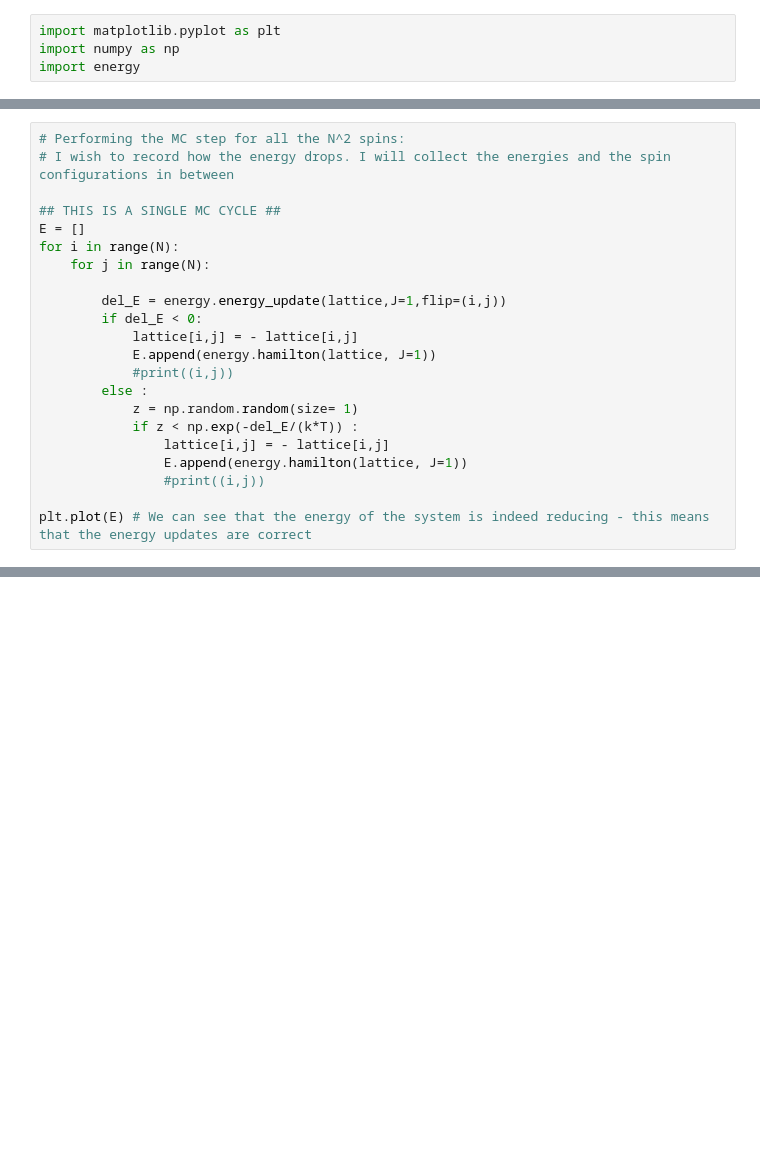
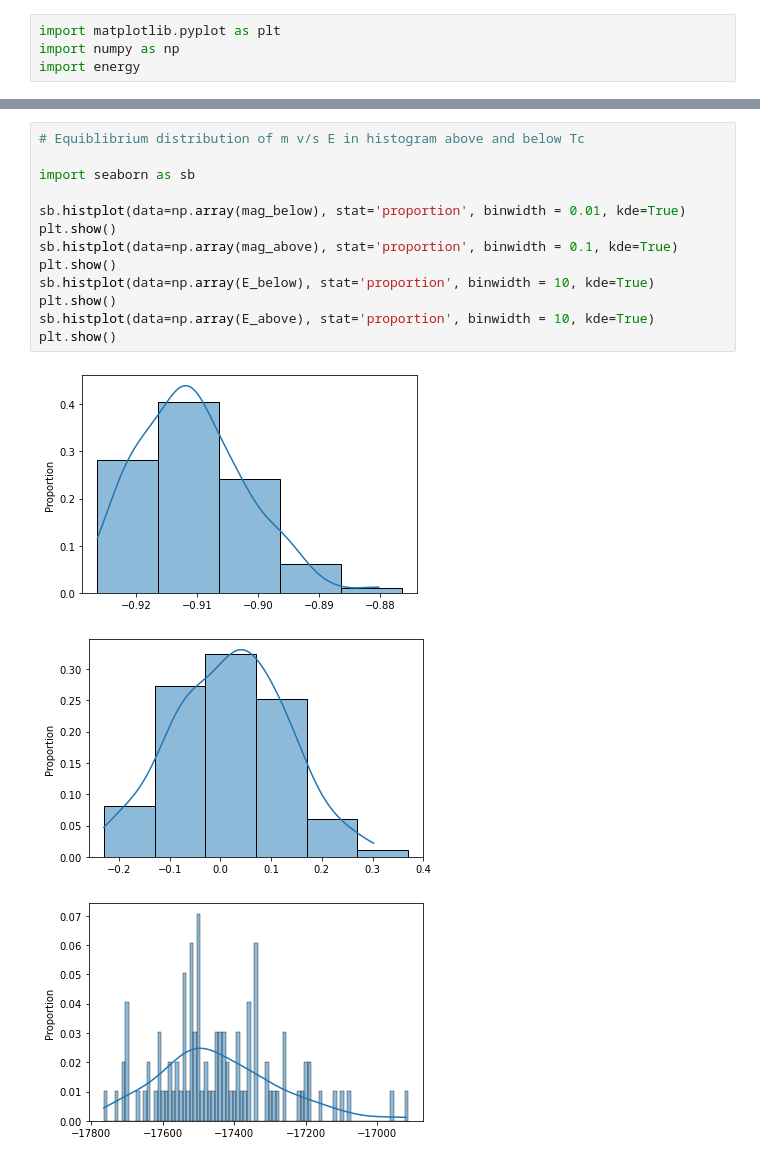
Before and after one commit to archibanerj/Monte-Carlo-Ising-Model, a Jupyter notebook: testing.ipynb, the cells around one changed output, grey strips where cells are left out. Saved outputs shown, nothing was run; the diff lists cells and outputs as text; blank space fills up the shorter version.

```diff
--- a/testing.ipynb
+++ b/testing.ipynb
@@ -59,22 +11,0 @@ Energy in 1 MC Step:  12.0
-# %%
-# Performing the MC step for all the N^2 spins:
-# I wish to record how the energy drops. I will collect the energies and the spin configurations in between
-
-## THIS IS A SINGLE MC CYCLE ##
-E = []
-for i in range(N):
-    for j in range(N):
-
-        del_E = energy.energy_update(lattice,J=1,flip=(i,j))
-        if del_E < 0:
-            lattice[i,j] = - lattice[i,j]
-            E.append(energy.hamilton(lattice, J=1))
-            #print((i,j))
-        else :
-            z = np.random.random(size= 1)
-            if z < np.exp(-del_E/(k*T)) :
-                lattice[i,j] = - lattice[i,j]
-                E.append(energy.hamilton(lattice, J=1))
-                #print((i,j))
-
-plt.plot(E) # We can see that the energy of the system is indeed reducing - this means that the energy updates are correct
@@ -263,0 +171,17 @@ plt.plot(temp, np.abs(np.array(mag)))
+# %%
+# Equiblibrium distribution of m v/s E in histogram above and below Tc
+
+import seaborn as sb
+
+sb.histplot(data=np.array(mag_below), stat='proportion', binwidth = 0.01, kde=True)
+plt.show()
+sb.histplot(data=np.array(mag_above), stat='proportion', binwidth = 0.1, kde=True)
+plt.show()
+sb.histplot(data=np.array(E_below), stat='proportion', binwidth = 10, kde=True)
+plt.show()
+sb.histplot(data=np.array(E_above), stat='proportion', binwidth = 10, kde=True)
+plt.show()
+# %% [output]
+[figure, added]
+[figure, added]
+[figure, added]
```
Also changed, not shown: parts of 37 cells of this notebook, 4 other files.
